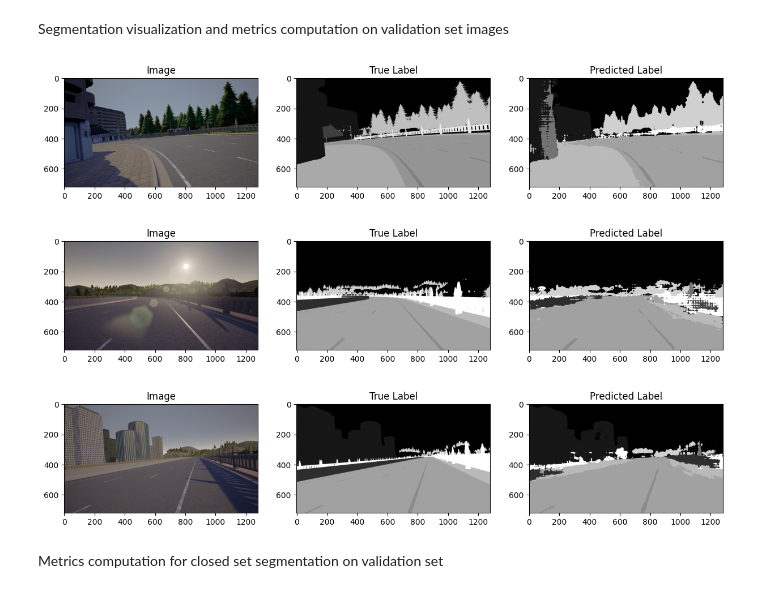
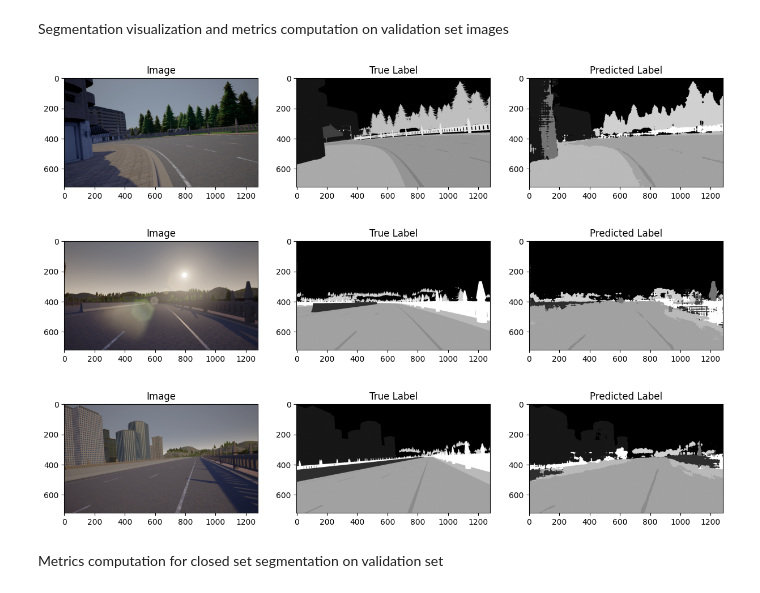
Before and after one commit to MattiaGualandi/anomaly_segmentation, a Jupyter notebook: main.ipynb, the cells around one changed output. Cells and saved outputs as stored; diff of their text form; code cells hidden in the pictures.

```diff
--- a/main.ipynb
+++ b/main.ipynb
@@ -155,7 +154,8 @@ def compute_class_weights(dataloader, num_classes):
 # %% [markdown]
 Function to visualize closed set segmentation, it plots the original image, the ground truth segmentation and the predicted one.
 # %%
-def visualize_prediction_closed_set(image, label, model):
+def visualize_prediction_closed_set(image, label, model, device=torch.device("cuda" if torch.cuda.is_available() else "cpu")
+):
     # Get model's predictions
     image = image.to(device)
     label = label.to(device)
@@ -1004,13 +989,13 @@ Segmentation visualization and metrics computation on validation set images
 # %%
 model.eval()
 with torch.no_grad():
-    for idx in [10, 50, 200]:
+    for idx in [10, 40, 200]:
         image, label = val_dataset[idx]
         image = image.unsqueeze(0)
         visualize_prediction_closed_set(image, label, model)
 # %% [output]
 [figure]
-[figure, old version]
+[figure, new version]
 [figure]
 # %% [markdown]
 Metrics computation for closed set segmentation on validation set
```
Also changed, not shown: parts of 10 cells of this notebook.
